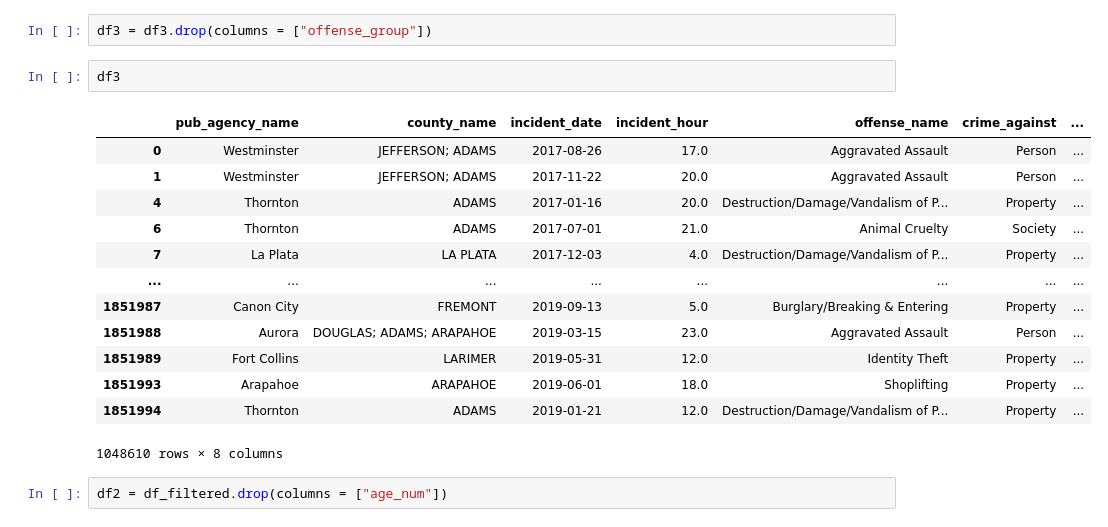
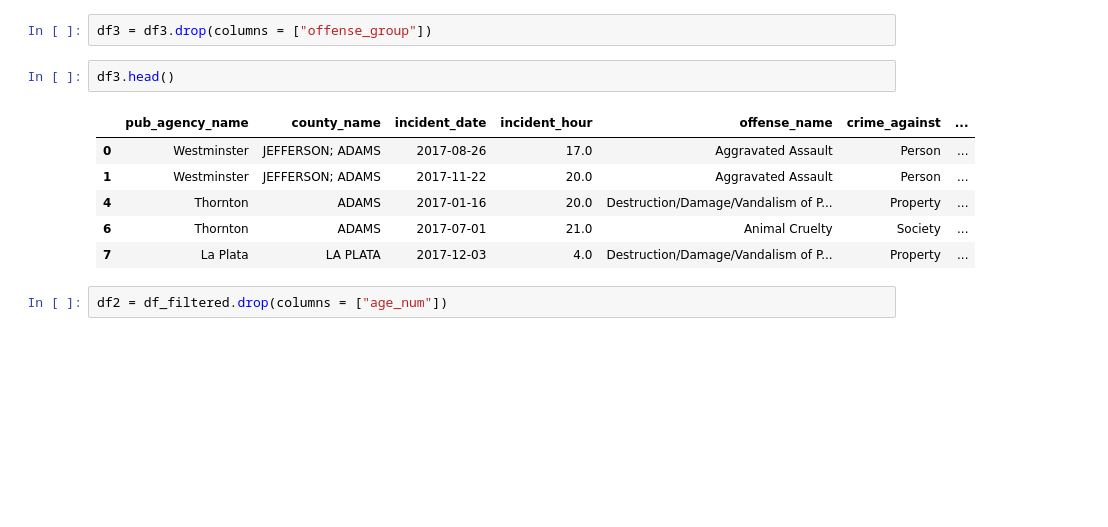
Before and after one commit to Skatyal2000/Colorado_Crime, a Jupyter notebook: Law Enforcement Resource Allocation.ipynb, the cells around one changed output. Drawn from its saved outputs; the diff is of its cells as text; blank space fills up the shorter version.

```diff
--- a/Law Enforcement Resource Allocation.ipynb
+++ b/Law Enforcement Resource Allocation.ipynb
@@ -250,21 +196,14 @@ df3 = df_filtered.dropna()
 # %%
 df3 = df3.drop(columns = ["offense_group"])
 # %%
-df3
+df3.head()
 # %% [output]
 |  | pub_agency_name | county_name | incident_date | incident_hour | offense_name | crime_against | ... |
 | 0 | Westminster | JEFFERSON; ADAMS | 2017-08-26 | 17.0 | Aggravated Assault | Person | ... |
 | 1 | Westminster | JEFFERSON; ADAMS | 2017-11-22 | 20.0 | Aggravated Assault | Person | ... |
 | 4 | Thornton | ADAMS | 2017-01-16 | 20.0 | Destruction/Damage/Vandalism of P... | Property | ... |
 | 6 | Thornton | ADAMS | 2017-07-01 | 21.0 | Animal Cruelty | Society | ... |
 | 7 | La Plata | LA PLATA | 2017-12-03 | 4.0 | Destruction/Damage/Vandalism of P... | Property | ... |
-| ... | ... | ... | ... | ... | ... | ... | ... |
-| 1851987 | Canon City | FREMONT | 2019-09-13 | 5.0 | Burglary/Breaking & Entering | Property | ... |
-| 1851988 | Aurora | DOUGLAS; ADAMS; ARAPAHOE | 2019-03-15 | 23.0 | Aggravated Assault | Person | ... |
-| 1851989 | Fort Collins | LARIMER | 2019-05-31 | 12.0 | Identity Theft | Property | ... |
-| 1851993 | Arapahoe | ARAPAHOE | 2019-06-01 | 18.0 | Shoplifting | Property | ... |
-| 1851994 | Thornton | ADAMS | 2019-01-21 | 12.0 | Destruction/Damage/Vandalism of P... | Property | ... |
-1048610 rows × 8 columns
 # %%
 df2 = df_filtered.drop(columns = ["age_num"])
 # %%
```
Also changed, not shown: parts of 6 cells of this notebook.
